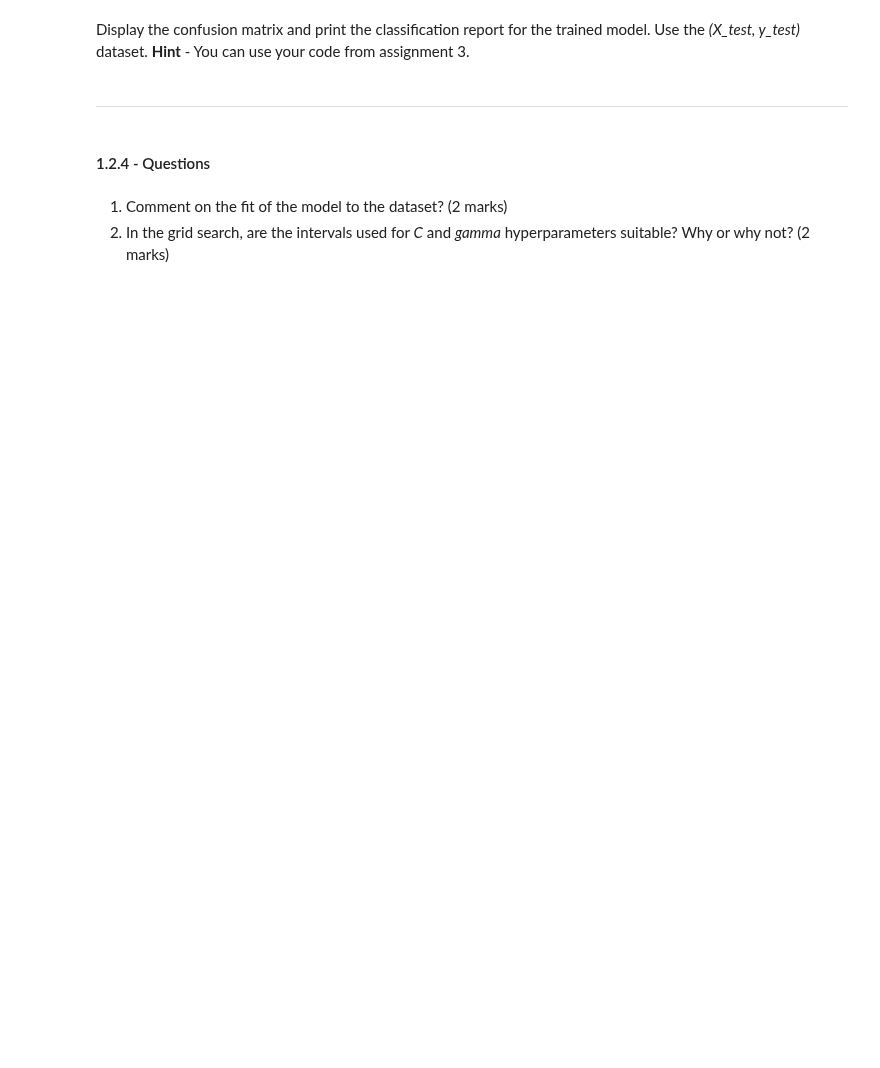
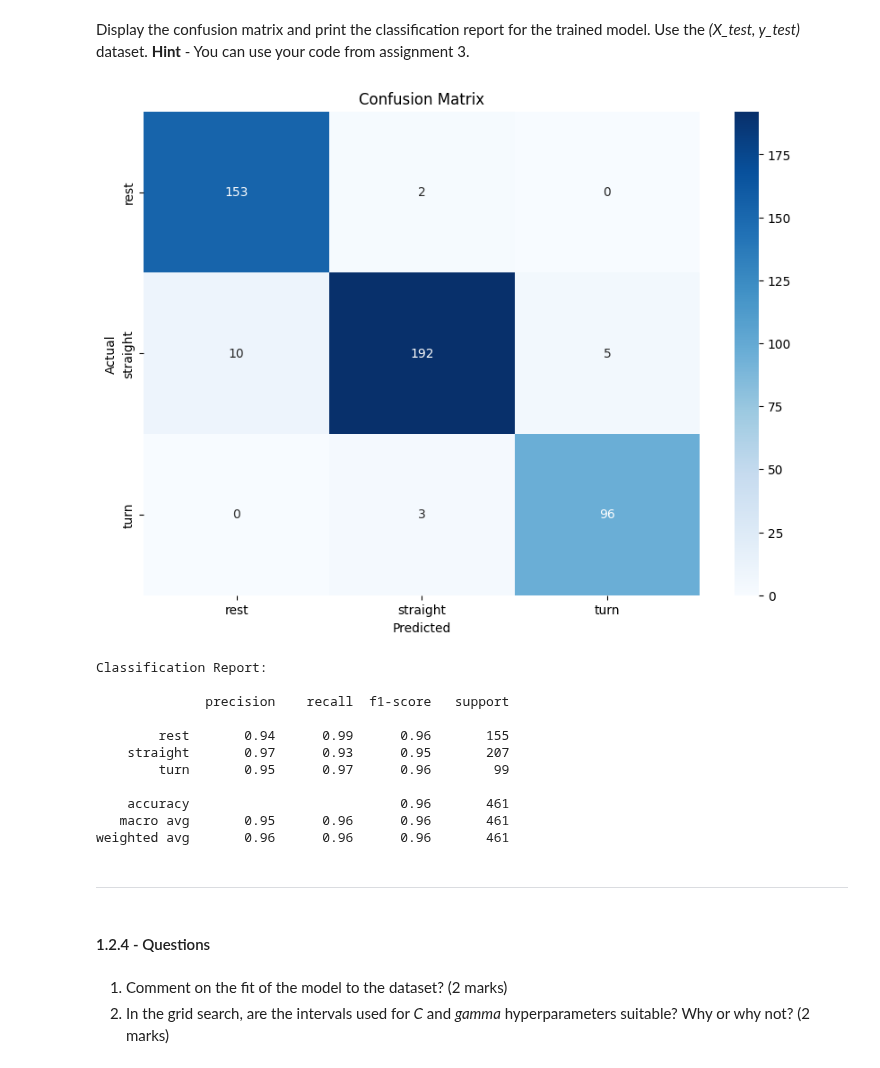
Before and after one commit to elviskwakunyarko/ENGG680_2024_fall, a Jupyter notebook: Lab_Assignment4/Assignment 4.ipynb, the cells around one changed output. Saved outputs shown, nothing was run; the diff lists cells and outputs as text; code cells hidden in the pictures; blank space fills up the shorter version.

```diff
--- a/Lab_Assignment4/Assignment 4.ipynb
+++ b/Lab_Assignment4/Assignment 4.ipynb
@@ -135,7 +240,19 @@ Print the results from the grid search. The following outputs must be printed.
 # TODO: Print the results from the grid search
 # (2 marks)
 
-#print("Best params:\n{}\n".format(???))
-#print("Best cross-validation train score: {:.2f}".format(???))
-#print("Best cross-validation validation score: {:.2f}".format(???))
-#print("Test-set score: {:.2f}".format(???)))
+# Initialize the GridSearchCV with the pipeline and parameter grid
+grid_search = GridSearchCV(
+    pipe, param_grid, cv=5, scoring='accuracy', n_jobs=-1, verbose=1
+)
+
+# Fit the grid search to the training data
+grid_search.fit(X_train, y_train)
+
+# Display the results from the grid search
+best_params = grid_search.best_params_
+best_train_score = grid_search.best_score_
+test_score = grid_search.score(X_test, y_test)
+
+print("Best params:\n{}\n".format(best_params))
+print("Best cross-validation train score: {:.2f}".format(best_train_score))
+print("Test-set score: {:.2f}".format(test_score))
@@ -147,3 +268,41 @@ Display the confusion matrix and print the classification report for the trained
+# %%
+# TODO - Display confusion matrix and print classification report for (X_test, y_test)
+# (2 marks)
+from sklearn.metrics import confusion_matrix, classification_report
+import seaborn as sns
+import matplotlib.pyplot as plt
+
+# Generate predictions using the best model from the grid search
+y_pred = grid_search.predict(X_test)
+
+# Generate the confusion matrix
+conf_matrix = confusion_matrix(y_test, y_pred)
+
+# Display the confusion matrix
+plt.figure(figsize=(10, 7))
+sns.heatmap(conf_matrix, annot=True, fmt='d', cmap='Blues', xticklabels=y_test.unique(), yticklabels=y_test.unique())
+plt.xlabel('Predicted')
+plt.ylabel('Actual')
+plt.title('Confusion Matrix')
+plt.show()
+
+# Print the classification report
+class_report = classification_report(y_test, y_pred, zero_division=0)
+print("Classification Report:\n")
+print(class_report)
+# %% [output]
+[figure, added]
+Classification Report:
+
+              precision    recall  f1-score   support
+
+        rest       0.94      0.99      0.96       155
+    straight       0.97      0.93      0.95       207
+        turn       0.95      0.97      0.96        99
+
+    accuracy                           0.96       461
+   macro avg       0.95      0.96      0.96       461
+weighted avg       0.96      0.96      0.96       461
 # %% [markdown]
 ___
 # %% [markdown]
```
Also changed, not shown: parts of 112 cells of this notebook.
